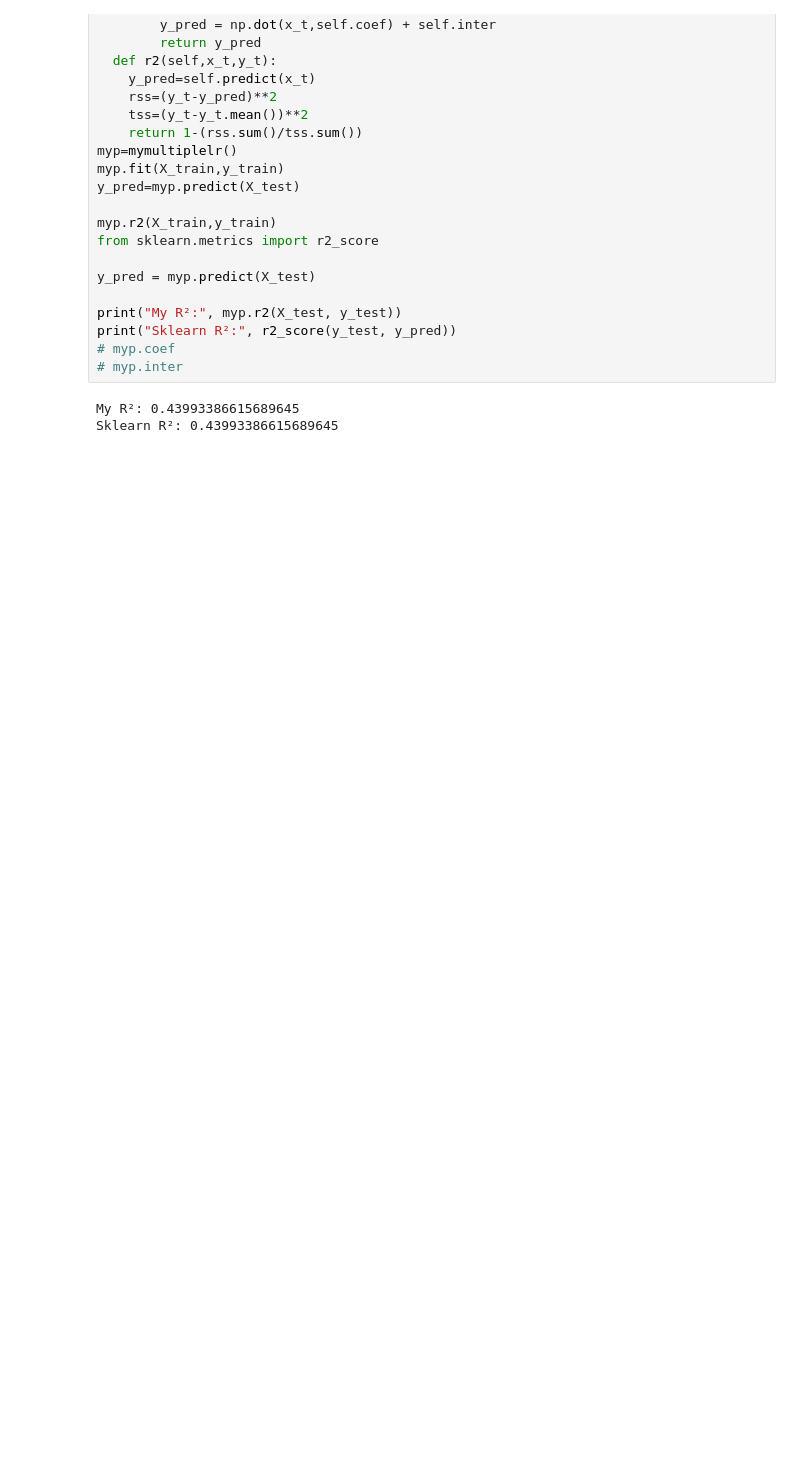
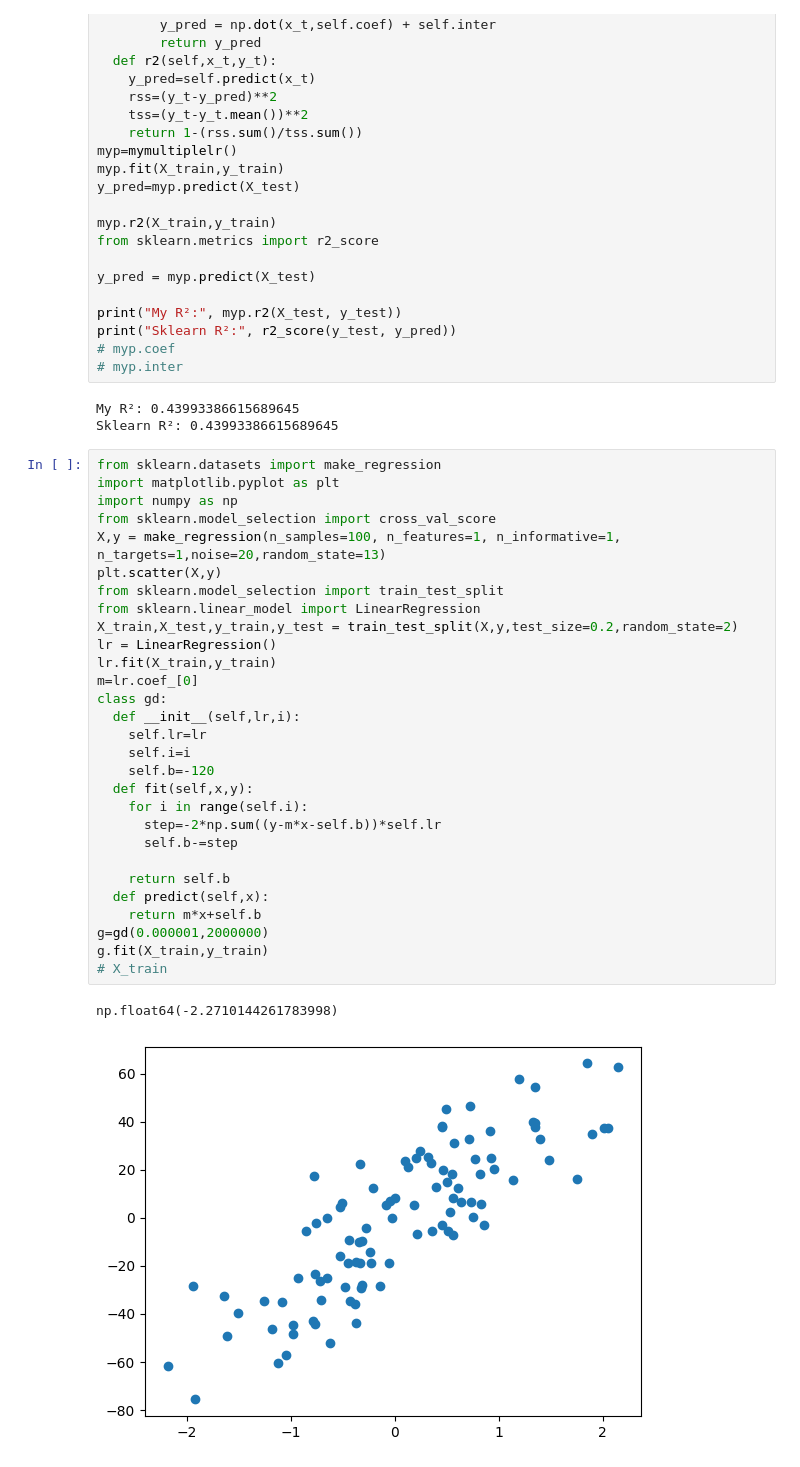
Before and after one commit to priyansh-commits/practice, a Jupyter notebook: Untitled3.ipynb, the cells around one changed output. Drawn from its saved outputs; the diff is of its cells as text; blank space fills up the shorter version.

```diff
--- a/Untitled3.ipynb
+++ b/Untitled3.ipynb
@@ -208,3 +208,35 @@ print("Sklearn R²:", r2_score(y_test, y_pred))
 # %% [output]
 My R²: 0.43993386615689645
 Sklearn R²: 0.43993386615689645
+# %%
+from sklearn.datasets import make_regression
+import matplotlib.pyplot as plt
+import numpy as np
+from sklearn.model_selection import cross_val_score
+X,y = make_regression(n_samples=100, n_features=1, n_informative=1, n_targets=1,noise=20,random_state=13)
+plt.scatter(X,y)
+from sklearn.model_selection import train_test_split
+from sklearn.linear_model import LinearRegression
+X_train,X_test,y_train,y_test = train_test_split(X,y,test_size=0.2,random_state=2)
+lr = LinearRegression()
+lr.fit(X_train,y_train)
+m=lr.coef_[0]
+class gd:
+  def __init__(self,lr,i):
+    self.lr=lr
+    self.i=i
+    self.b=-120
+  def fit(self,x,y):
+    for i in range(self.i):
+      step=-2*np.sum((y-m*x-self.b))*self.lr
+      self.b-=step
+
+    return self.b
+  def predict(self,x):
+    return m*x+self.b
+g=gd(0.000001,2000000)
+g.fit(X_train,y_train)
+# X_train
+# %% [output]
+np.float64(-2.2710144261783998)
+[figure, added]
```
Also changed, not shown: parts of 1 cell of this notebook.
